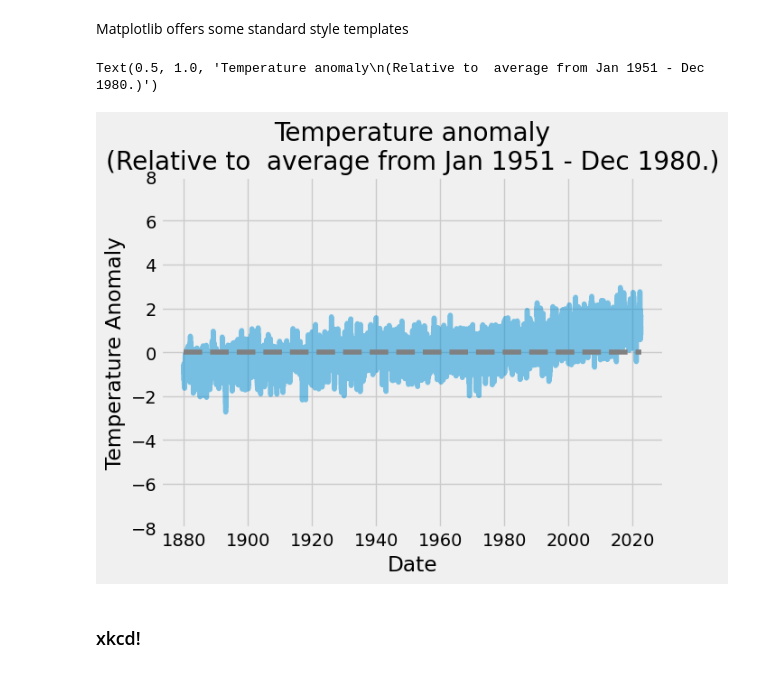
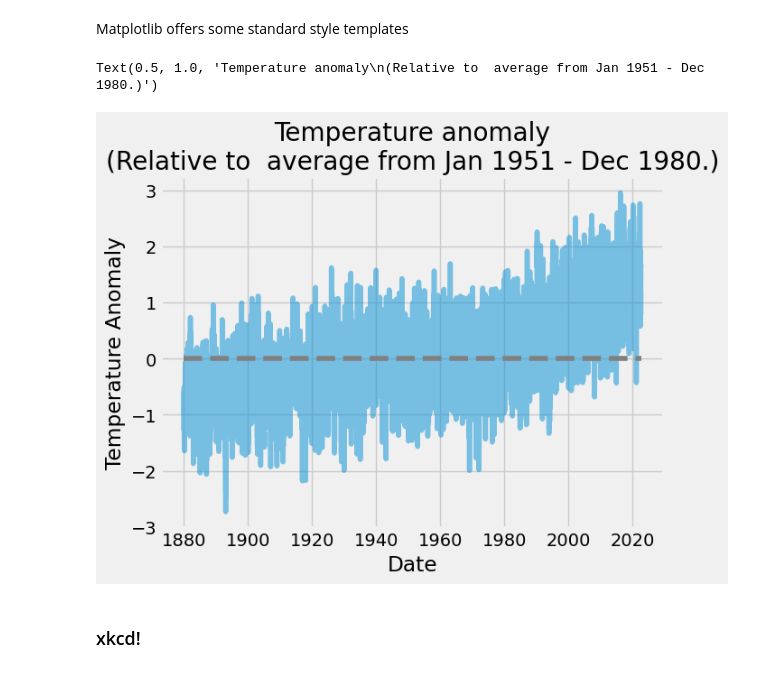
Before and after one commit to SPS-SP2273/learning-portfolio-ishansgill, a Jupyter notebook: plotting/plotting_(need).ipynb, the cells around one changed output. Saved outputs shown, nothing was run; the diff lists cells and outputs as text; code cells hidden in the pictures.

```diff
--- a/plotting/plotting_(need).ipynb
+++ b/plotting/plotting_(need).ipynb
@@ -292,21 +290,20 @@ Matplotlib offers some standard style templates
 # %%
 plt.style.use('fivethirtyeight')  #use this line at the top
 
 data = np.loadtxt('Complete_TAVG_daily.txt', skiprows=24)
 
 date = data[:, 0]
 anomaly = data[:, -1]
 
 plt.plot(date, anomaly, alpha=.5)
 plt.hlines(0, date[0], date[-1], linestyle='--', colors='grey')
-plt.ylim([-8, 8])
 
 plt.xlabel('Date')
 plt.ylabel('Temperature Anomaly')
 plt.title('Temperature anomaly\n(Relative to  average from Jan 1951 - Dec 1980.)')
 # %% [output]
 Text(0.5, 1.0, 'Temperature anomaly\n(Relative to  average from Jan 1951 - Dec 1980.)')
-[figure, old version]
+[figure, new version]
 # %% [markdown]
 ### xkcd!
 # %%
```
Also changed, not shown: parts of 3 cells of this notebook.
